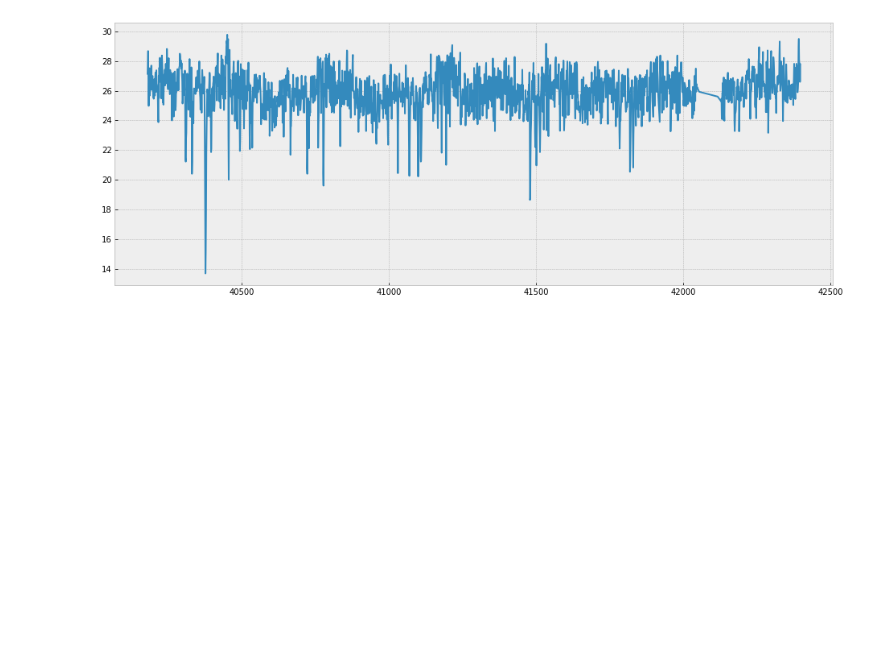
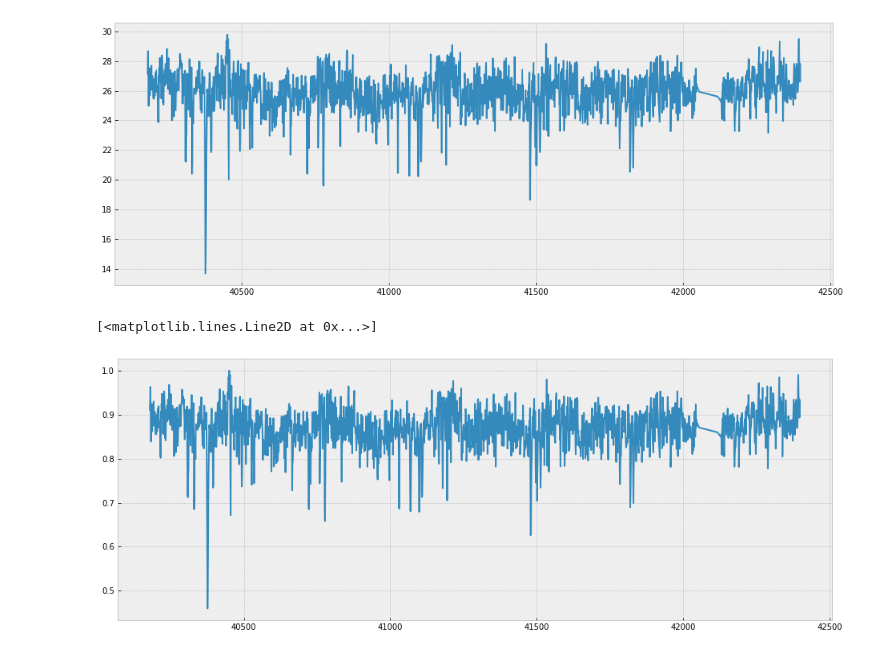
Before and after one commit to vichr-vita/neuralnet-project-1o, a Jupyter notebook: timeseries_predict.ipynb, the cells around one changed output. Saved outputs shown, nothing was run; the diff lists cells and outputs as text; code cells hidden in the pictures; blank space fills up the shorter version.

```diff
--- a/timeseries_predict.ipynb
+++ b/timeseries_predict.ipynb
@@ -15,7 +16,7 @@ Preprocessign dat
 with open('resources/cruzeirodosul2010daily.csv', 'r') as f:
     reader = csv.DictReader(f, delimiter=';')
     avg_temps = np.array([l['AvgTemp'] for l in reader])
-    avg_temps = np.array([np.nan if l=='' else l for l in avg_temp], dtype='float64') # replace missing values with NaN
+    avg_temps = np.array([np.nan if l=='' else l for l in avg_temps], dtype='float64') # replace missing values with NaN
 with open('resources/cruzeirodosul2010daily.csv', 'r') as f:
     reader = csv.DictReader(f, delimiter=';')
     dates = np.array([l['Date'] for l in reader], dtype='int64')
@@ -81,3 +66,9 @@ plt.plot(dates, avg_temps)
 # %% [output]
 [<matplotlib.lines.Line2D at 0x...>]
 [figure]
+# %%
+norm_avg_temps = NeuralNet.normalize(avg_temps)
+plt.plot(dates, norm_avg_temps)
+# %% [output]
+[<matplotlib.lines.Line2D at 0x...>]
+[figure, added]
```
Also changed, not shown: parts of 19 cells of this notebook, 7 other files.
